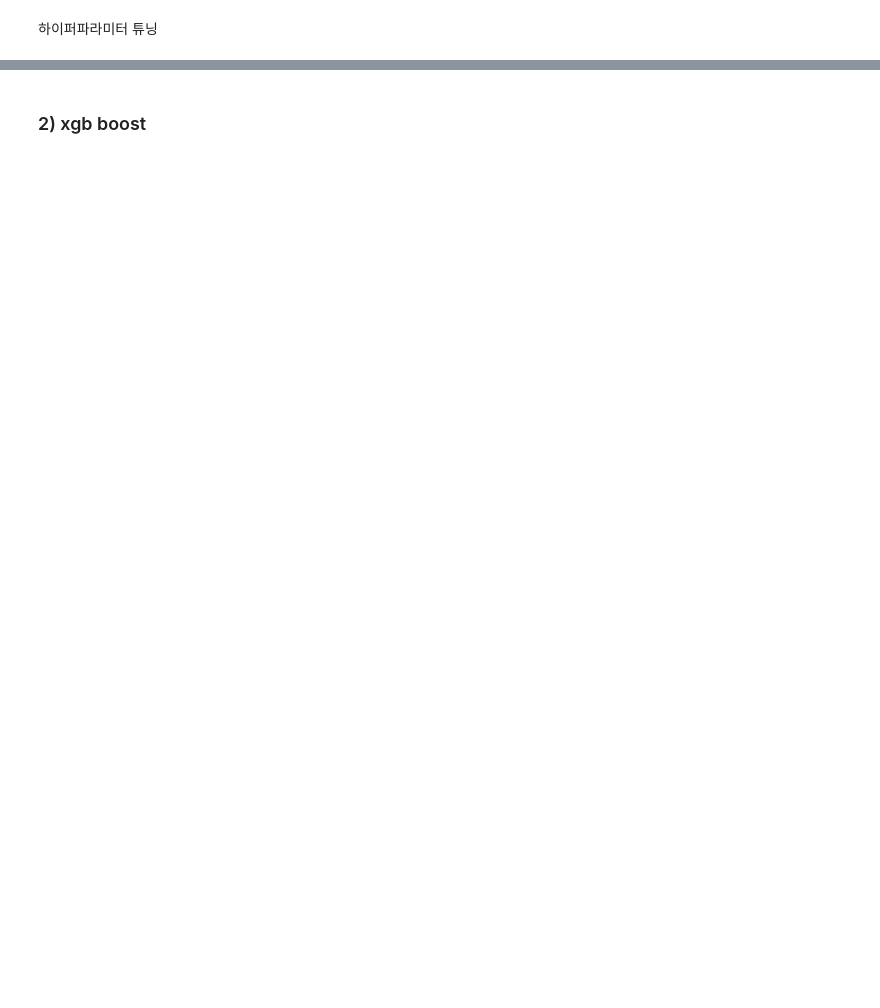
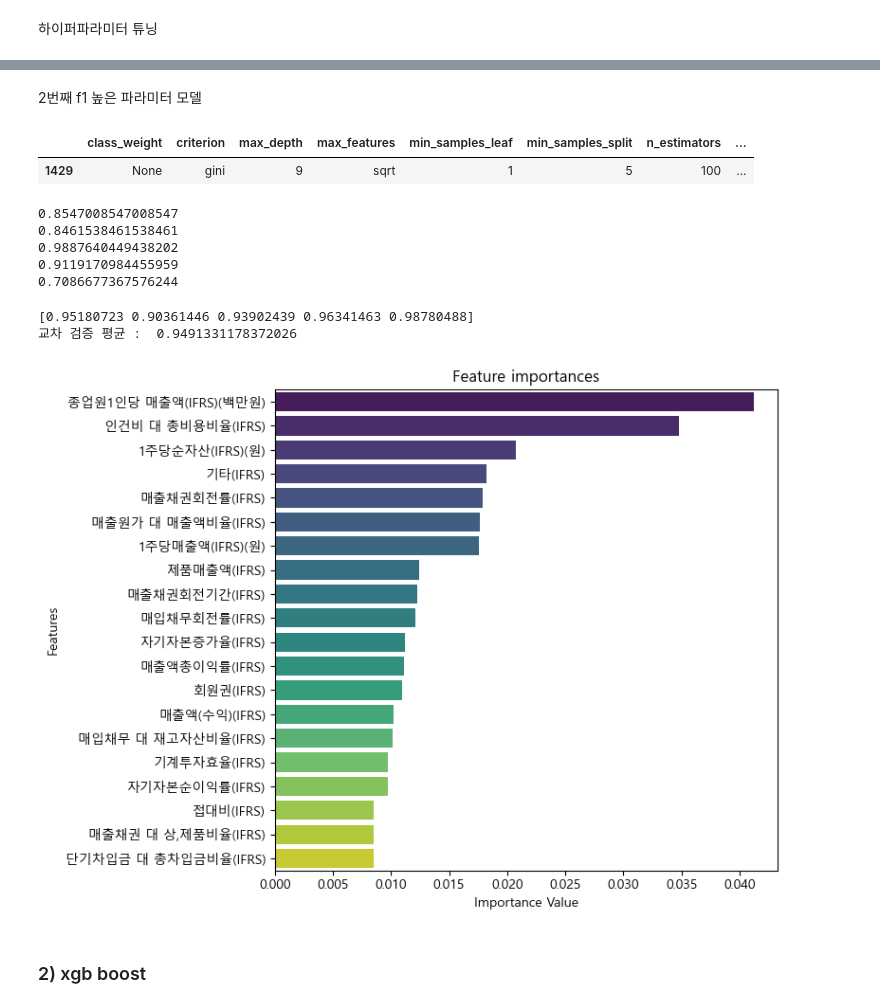
Before and after one commit to po5412409/Accounting-Fraud, a Jupyter notebook: 05.성능고도화/09.gridsearch_모델링.ipynb, the cells around one changed output, grey strips where cells are left out. Saved outputs shown, nothing was run; the diff lists cells and outputs as text; code cells hidden in the pictures; blank space fills up the shorter version.

```diff
--- a/05.성능고도화/09.gridsearch_모델링.ipynb
+++ b/05.성능고도화/09.gridsearch_모델링.ipynb
@@ -360,0 +516,7 @@ Error:
+# %% [markdown]
+2번째 f1 높은 파라미터 모델
+# %%
+result[1429: 1430]
+# %% [output]
+|  | class_weight | criterion | max_depth | max_features | min_samples_leaf | min_samples_split | n_estimators | ... |
+| 1429 | None | gini | 9 | sqrt | 1 | 5 | 100 | ... |
@@ -361,3 +533,50 @@ Error:
+# %%
+second_rf = RandomForestClassifier(criterion='gini',
+                       max_depth=9,
+                       max_features='sqrt',
+                       min_samples_leaf=1,
+                       min_samples_split=5,
+                       n_estimators=100,
+                       random_state=42)
+
+# cross_validate(second_rf, X_train_sd_resampled, y_train_sd_resampled, cv = 5)
+second_rf.fit(X_train_sd_resampled, y_train_sd_resampled)
+y_pred_test = second_rf.predict(X_test_winsor_sd)
+
+print(accuracy_score(y_test, y_pred_test))
+print(precision_score(y_test, y_pred_test))
+print(recall_score(y_test, y_pred_test))
+print(f1_score(y_test, y_pred_test))
+print(roc_auc_score(y_test, y_pred_test))
+# %% [output]
+0.8547008547008547
+0.8461538461538461
+0.9887640449438202
+0.9119170984455959
+0.7086677367576244
+# %%
+second_rf_scores = cross_val_score(second_rf, X_train_sd_resampled, y_train_sd_resampled, cv = 5)
+print(second_rf_scores)
+print('교차 검증 평균 : ', second_rf_scores.mean())
+# %% [output]
+[0.95180723 0.90361446 0.93902439 0.96341463 0.98780488]
+교차 검증 평균 :  0.9491331178372026
+# %%
+second_ftr_importances_values = second_rf.feature_importances_
+second_ftr_importances = pd.Series(second_ftr_importances_values, index=X_train.columns)
+
+# 상위 20개 중요 변수 선택
+second_ftr_top_20 = second_ftr_importances.sort_values(ascending=False).head(20)
+
+plt.figure(figsize=(8,6))
+plt.title('Feature importances')
+sns.barplot(x=second_ftr_top_20 , y = second_ftr_top_20.index, palette='viridis')
+plt.xlabel('Importance Value')
+plt.ylabel('Features')
+plt.tight_layout()
+plt.show()
+# %% [output]
+[figure, added]
 # %% [markdown]
 ### 2) xgb boost
 # %%
```
Also changed, not shown: parts of 19 cells of this notebook.
